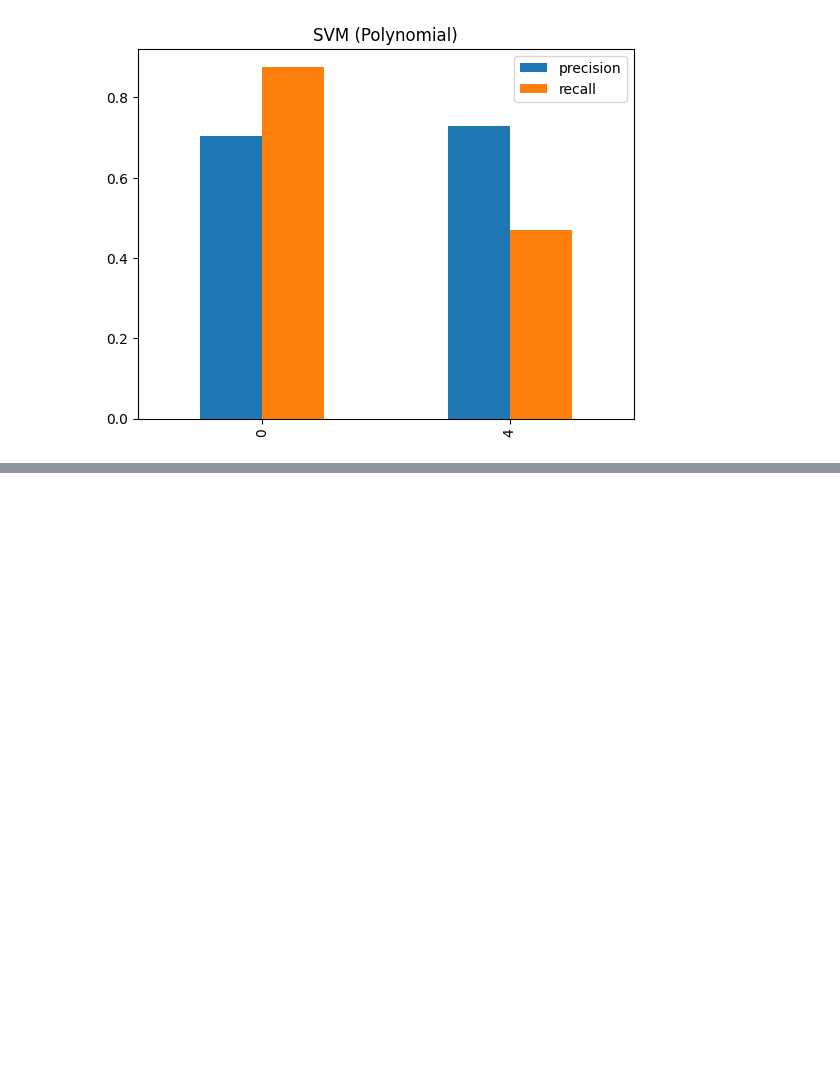
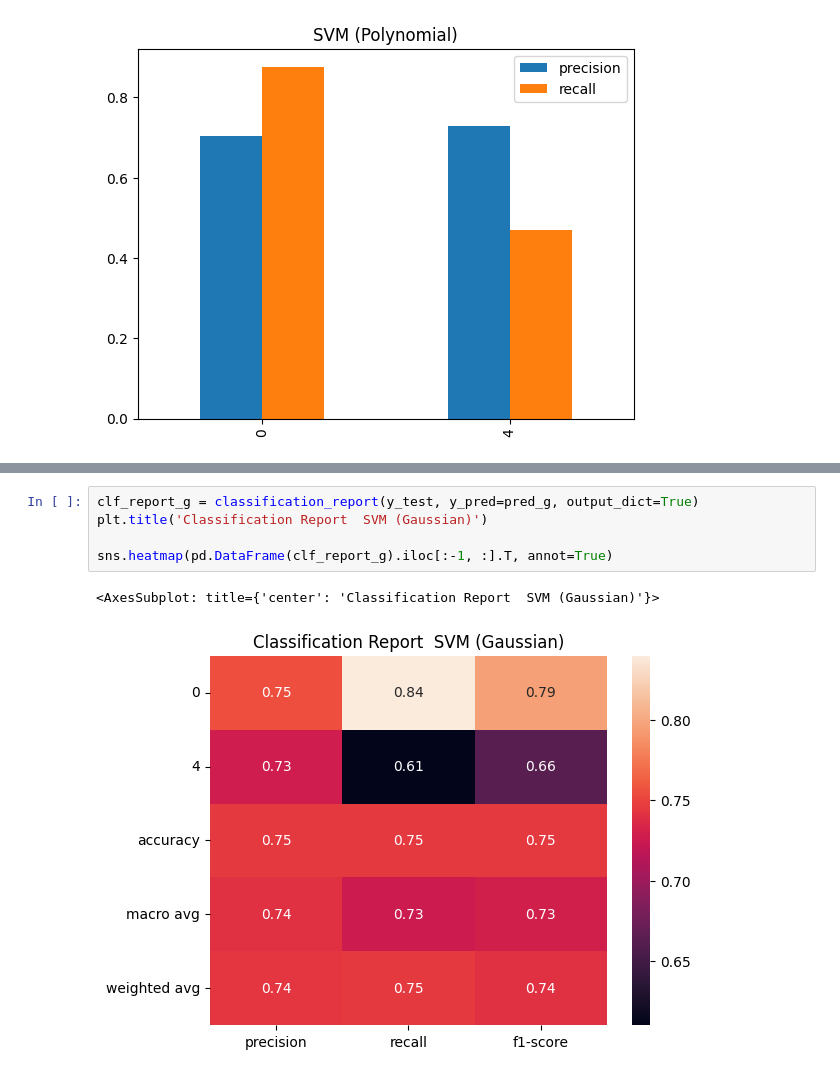
Before and after one commit to Nabil-iium/SVM-on-Tweet-data, a Jupyter notebook: svmtweet.ipynb, the cells around one changed output, grey strips where cells are left out. Drawn from its saved outputs; the diff is of its cells as text; blank space fills up the shorter version.

```diff
--- a/svmtweet.ipynb
+++ b/svmtweet.ipynb
@@ -264,0 +310,8 @@ plt.show()
+# %%
+clf_report_g = classification_report(y_test, y_pred=pred_g, output_dict=True)
+plt.title('Classification Report  SVM (Gaussian)')
+
+sns.heatmap(pd.DataFrame(clf_report_g).iloc[:-1, :].T, annot=True)
+# %% [output]
+<AxesSubplot: title={'center': 'Classification Report  SVM (Gaussian)'}>
+[figure, added]
```
Also changed, not shown: parts of 9 cells of this notebook.
